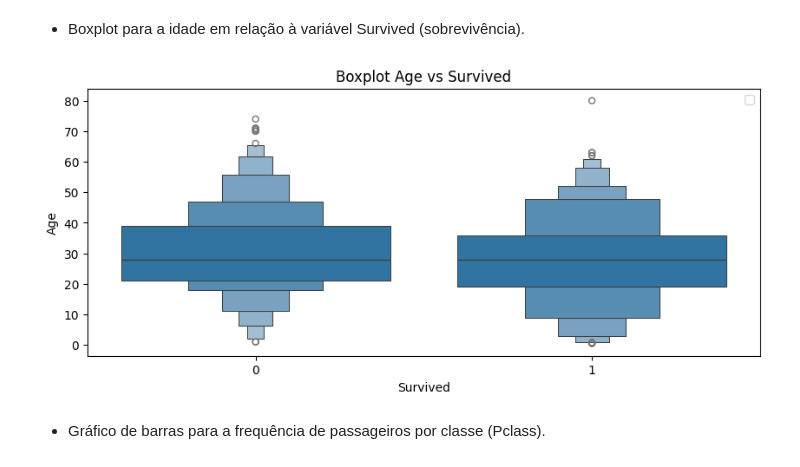
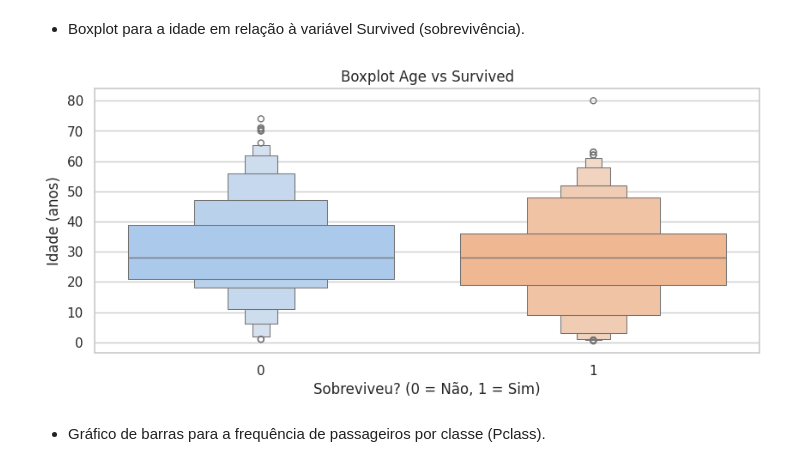
Before and after one commit to jessicalewinter/deep-learning-specialization, a Jupyter notebook: course-notebooks/statistics/T3_PosDL_Titanic.ipynb, the cells around one changed output. Drawn from its saved outputs; the diff is of its cells as text; code cells hidden in the pictures.

```diff
--- a/course-notebooks/statistics/T3_PosDL_Titanic.ipynb
+++ b/course-notebooks/statistics/T3_PosDL_Titanic.ipynb
@@ -915,17 +914,21 @@ plt.show()
 # %%
 # boxplot age vs survived
 survived = titanic.survived.dropna()
 
 plt.figure(figsize=(10,4))
 
-sns.boxenplot(data=titanic, x="survived", y="age")
+sns.boxenplot(data=titanic,
+              x="survived",
+              y="age",
+              hue ="survived",
+              palette="pastel",
+              legend=False)
 
 plt.title("Boxplot Age vs Survived")
-plt.xlabel("Survived")
-plt.ylabel("Age")
-plt.legend()
+plt.xlabel("Sobreviveu? (0 = Não, 1 = Sim)")
+plt.ylabel("Idade (anos)")
 plt.show()
 # %% [output]
-[figure, old version]
+[figure, new version]
 # %% [markdown]
   * Gráfico de barras para a frequência de passageiros por classe (Pclass).
```
Also changed, not shown: parts of 31 cells of this notebook.
